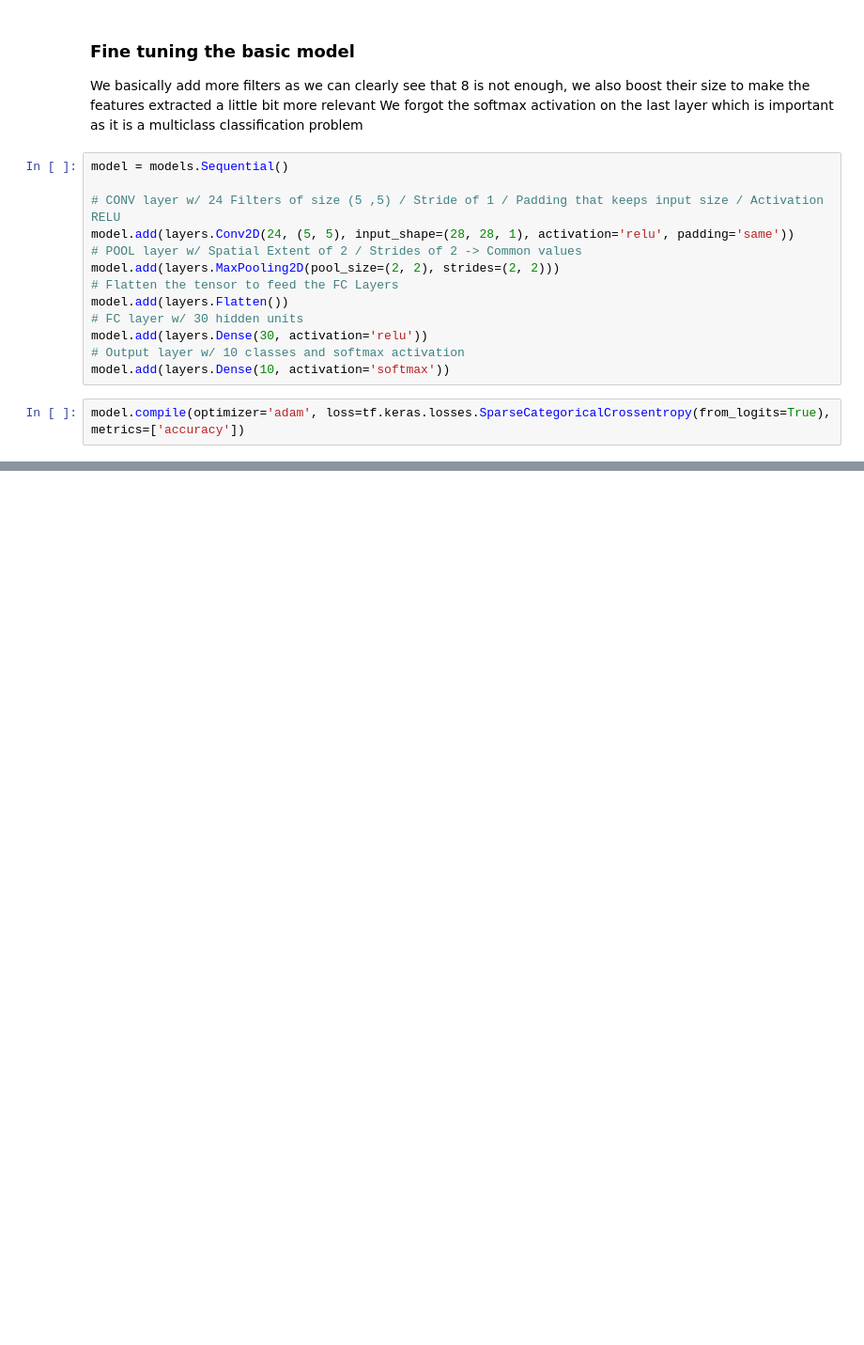
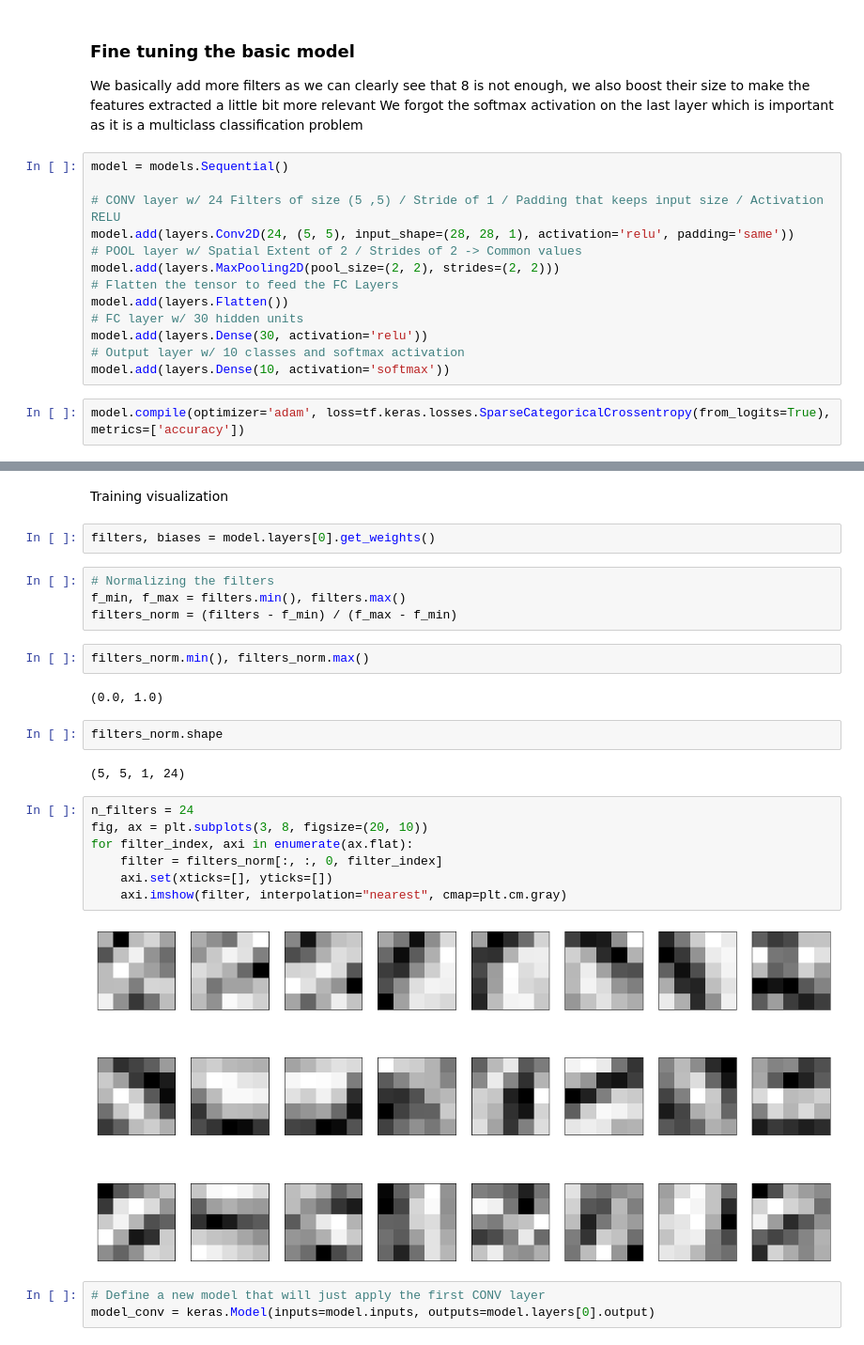
Before and after one commit to EvolveArt/ML_Practical_Session, a Jupyter notebook: notebooks/02-deep-learning.ipynb, the cells around one changed output, grey strips where cells are left out. Shown at 94% size. Cells and saved outputs as stored; diff of their text form; blank space fills up the shorter version.

```diff
--- a/notebooks/02-deep-learning.ipynb
+++ b/notebooks/02-deep-learning.ipynb
@@ -181,0 +171,28 @@ plot_model_results(history)
+# %% [markdown]
+Training visualization
+# %%
+filters, biases = model.layers[0].get_weights()
+# %%
+# Normalizing the filters
+f_min, f_max = filters.min(), filters.max()
+filters_norm = (filters - f_min) / (f_max - f_min)
+# %%
+filters_norm.min(), filters_norm.max()
+# %% [output]
+(0.0, 1.0)
+# %%
+filters_norm.shape
+# %% [output]
+(5, 5, 1, 24)
+# %%
+n_filters = 24
+fig, ax = plt.subplots(3, 8, figsize=(20, 10))
+for filter_index, axi in enumerate(ax.flat):
+    filter = filters_norm[:, :, 0, filter_index]
+    axi.set(xticks=[], yticks=[])
+    axi.imshow(filter, interpolation="nearest", cmap=plt.cm.gray)
+# %% [output]
+[figure, added]
+# %%
+# Define a new model that will just apply the first CONV layer
+model_conv = keras.Model(inputs=model.inputs, outputs=model.layers[0].output)
```
Also changed, not shown: parts of 20 cells of this notebook, 12 other files.
